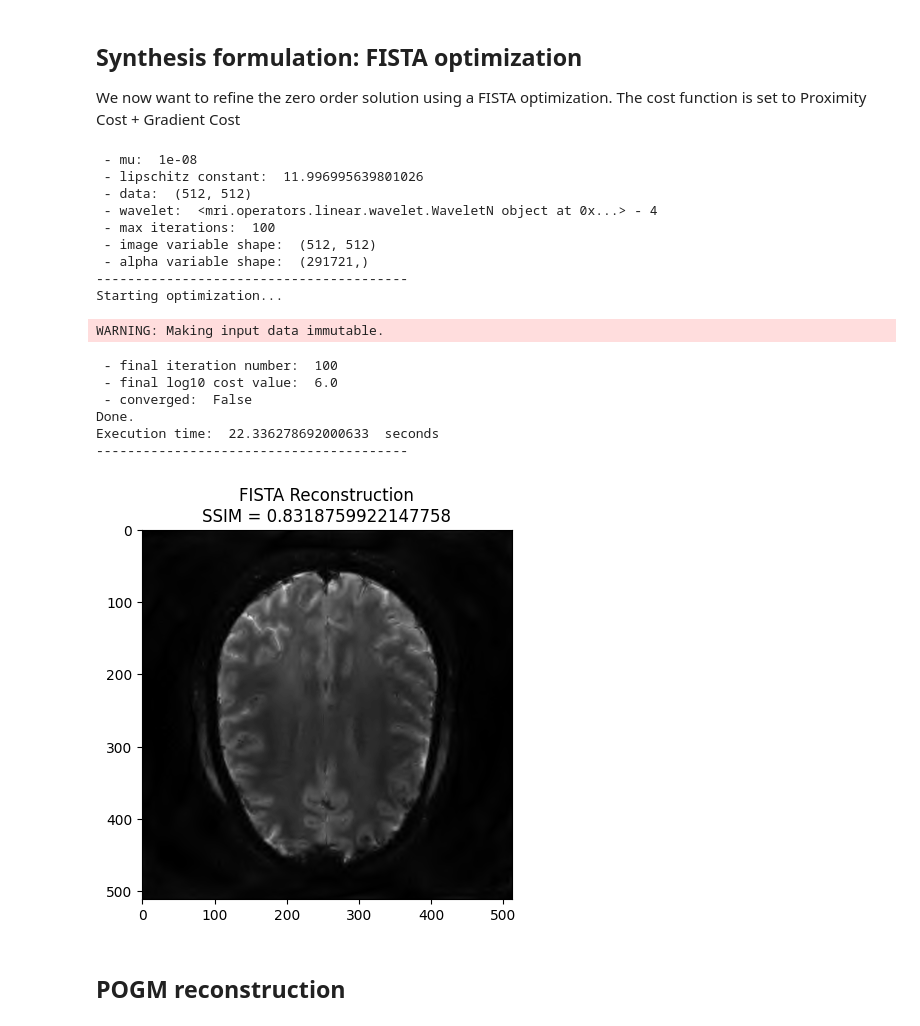
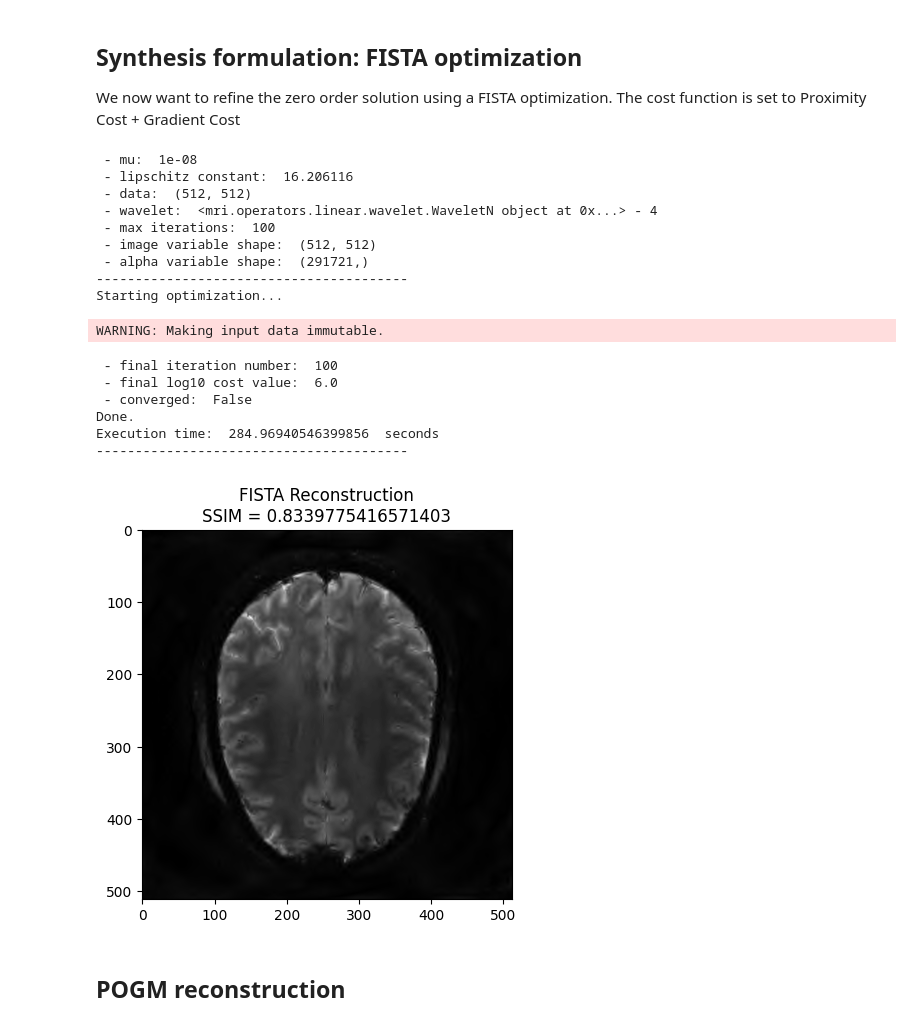
Before and after one commit to mind-inria/mri-acq-recon-book, a Jupyter notebook: src/12.non-Cartesian_SelfCalibrated_CS-pMRI_recon.ipynb, the cells around one changed output. Cells and saved outputs as stored; diff of their text form; code cells hidden in the pictures.

```diff
--- a/src/12.non-Cartesian_SelfCalibrated_CS-pMRI_recon.ipynb
+++ b/src/12.non-Cartesian_SelfCalibrated_CS-pMRI_recon.ipynb
@@ -159,13 +159,13 @@ Requirement already satisfied: pynfft2 in /volatile/Chaithya/Environments/recon/
 # fourier operators in the GPU.
 # For this we need to specify the implementation as gpuNUFFT
 # and also pass the Smaps calculated above
-fourier_implementation = 'gpuNUFFT'
+fourier_implementation = 'finufft'
 
 fourier_op_sense = NonCartesianFFT(
     samples=kspace_loc,
     shape=image.shape,
     n_coils=cartesian_ref_image.shape[0],
-    smaps=Smaps,
+    smaps=Smaps.astype(np.complex64),
     implementation=fourier_implementation,
 )
 # %% [markdown]
@@ -184,6 +184,7 @@ reconstructor = SelfCalibrationReconstructor(
     linear_op=linear_op,
     regularizer_op=regularizer_op,
     gradient_formulation='synthesis',
+    lipschitz_cst=fourier_op_sense.impl.get_lipschitz_cst(),
     verbose=1,
 )
 # %% [output]
@@ -196,35 +197,35 @@ We now want to refine the zero order solution using a FISTA optimization.
 The cost function is set to Proximity Cost + Gradient Cost
 # %%
 x_final, costs, metrics = reconstructor.reconstruct(
-    kspace_data=kspace_obs,
+    kspace_data=kspace_obs.astype(np.complex64),
     optimization_alg='fista',
     num_iterations=100,
 )
 
 image_rec = pysap.Image(data=x_final)
 recon_ssim = ssim(image_rec, image)
 
 plt.imshow(np.abs(image_rec), cmap='gray')
 plt.title('FISTA Reconstruction\nSSIM = {}'.format(recon_ssim))
 plt.show()
 # %% [output]
  - mu:  1e-08
- - lipschitz constant:  11.996995639801026
+ - lipschitz constant:  16.206116
  - data:  (512, 512)
  - wavelet:  <mri.operators.linear.wavelet.WaveletN object at 0x...> - 4
  - max iterations:  100
  - image variable shape:  (512, 512)
  - alpha variable shape:  (291721,)
 ----------------------------------------
 Starting optimization...
 WARNING: Making input data immutable.
  - final iteration number:  100
  - final log10 cost value:  6.0
  - converged:  False
 Done.
-Execution time:  22.336278692000633  seconds
+Execution time:  284.96940546399856  seconds
 ----------------------------------------
-[figure, old version]
+[figure, new version]
 # %% [markdown]
 ## POGM reconstruction
 # %%
```
Also changed, not shown: parts of 5 cells of this notebook.
